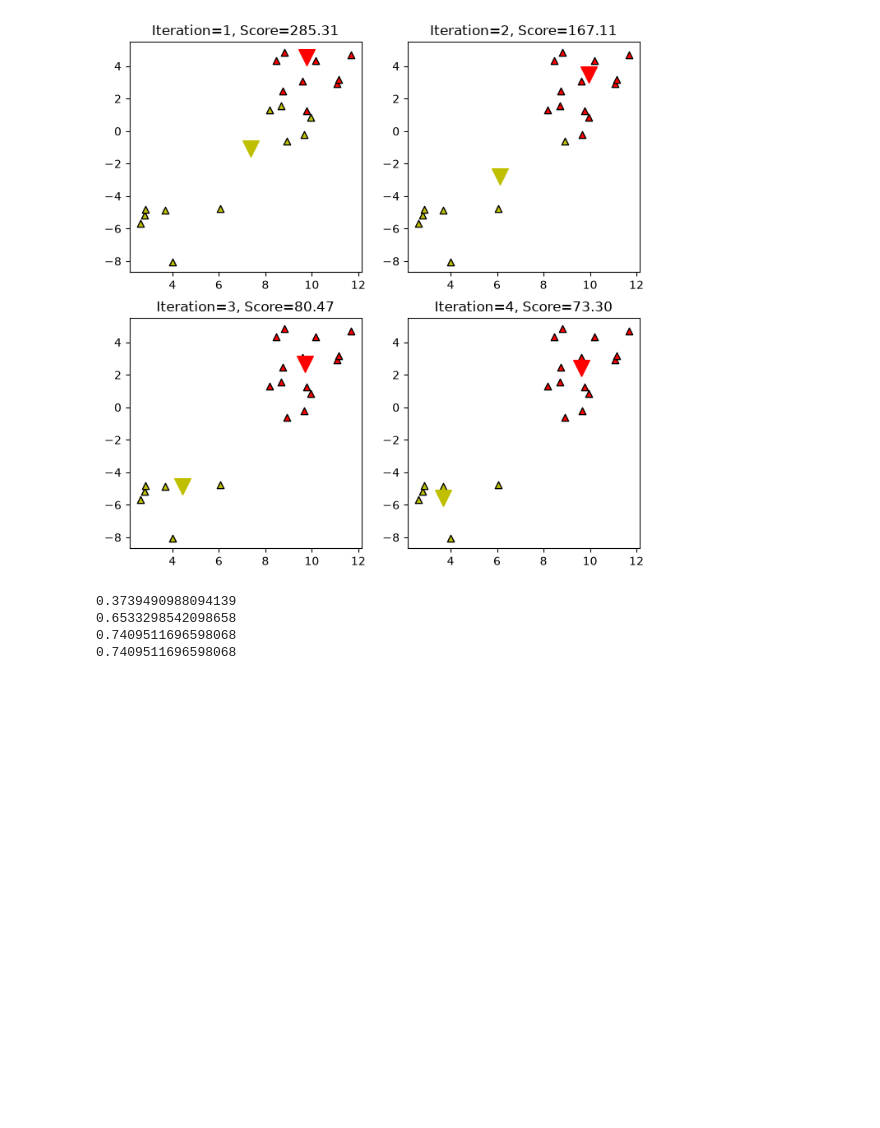
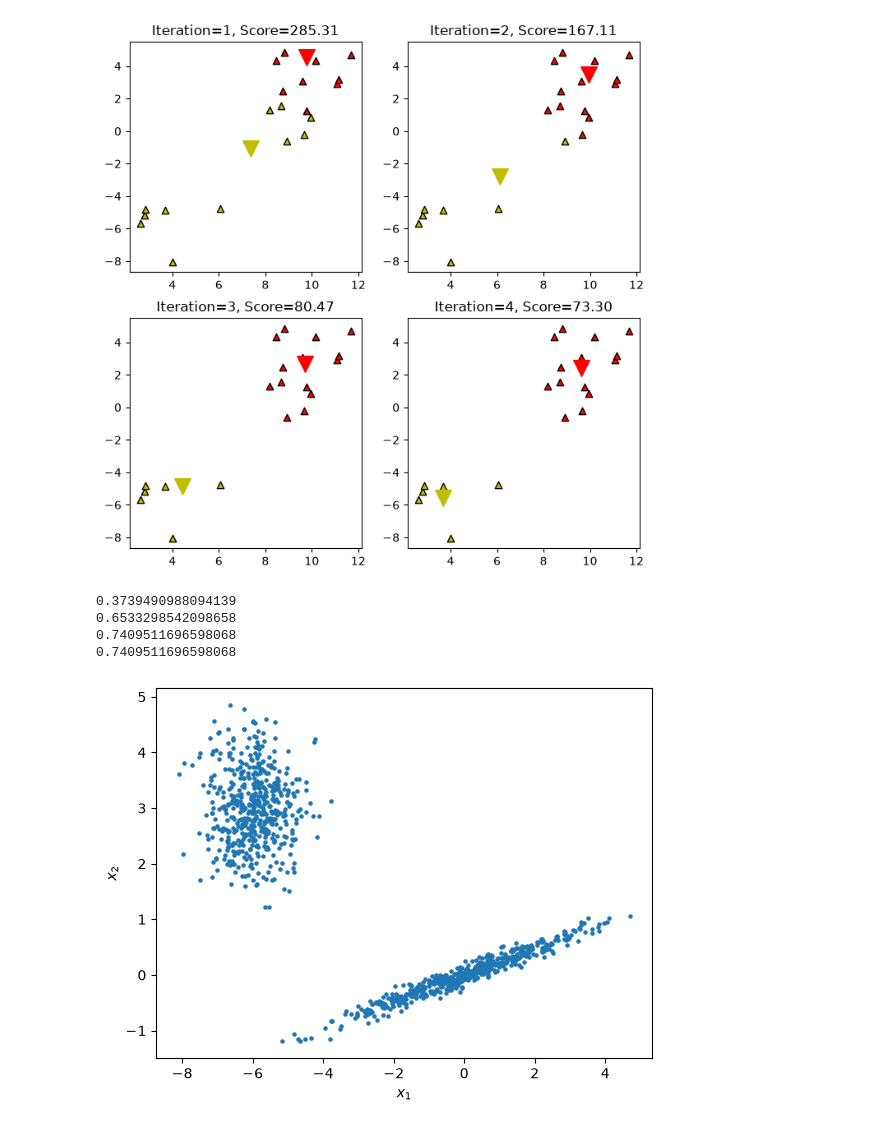
Before and after one commit to rush020114/workspace, a Jupyter notebook: next_ai/chapter05/unsupervised_learning.ipynb, the cells around one changed output. Cells and saved outputs as stored; diff of their text form; code cells hidden in the pictures; blank space fills up the shorter version.

```diff
--- a/next_ai/chapter05/unsupervised_learning.ipynb
+++ b/next_ai/chapter05/unsupervised_learning.ipynb
@@ -172,17 +172,27 @@ print(silhouette_score(X, cluster4))
 # %%
 # GMM: 중심점과 퍼짐 정도를 가지고 각 점이 그룹에 속할 확률을 계산함
 # 확률이 높은 점에 가중치를 더 부여하고 이를 기준으로 중심을 이동한 후 퍼짐을 갱신
 # 중심점의 위치를 처음부터 잘 잡아야 하고(지역 최적해 문제), k-means처럼 K를 사용자가 정해야 하며 별도 평가로 K를 선정해야 한다.
 
 import numpy as np
 from numpy.random import randn
-import matplotlib.pyplot as plt
+from matplotlib import pyplot as plt
 
-n_sample = 500
+n_samples = 500
 
 pi1 = 1.0
 pi2 = 0.7
 mu1 = np.array([0, 0])
 mu2 = np.array([-6, 3])
 sigma1 = np.array([[0., -0.1], [1.7, .4]])
 sigma2 = np.eye(2)
+
+np.random.seed(0)
+X = np.r_[pi1 * np.dot(randn(n_samples, 2), sigma1) + mu1,
+          pi2 * np.dot(randn(n_samples, 2), sigma2) + mu2]
+plt.scatter(X[:, 0], X[:, 1], s=5)
+plt.xlabel("$x_1$")
+plt.ylabel("$x_2$")
+plt.show()
+# %% [output]
+[figure, added]
```
Also changed, not shown: parts of 1 cell of this notebook.
